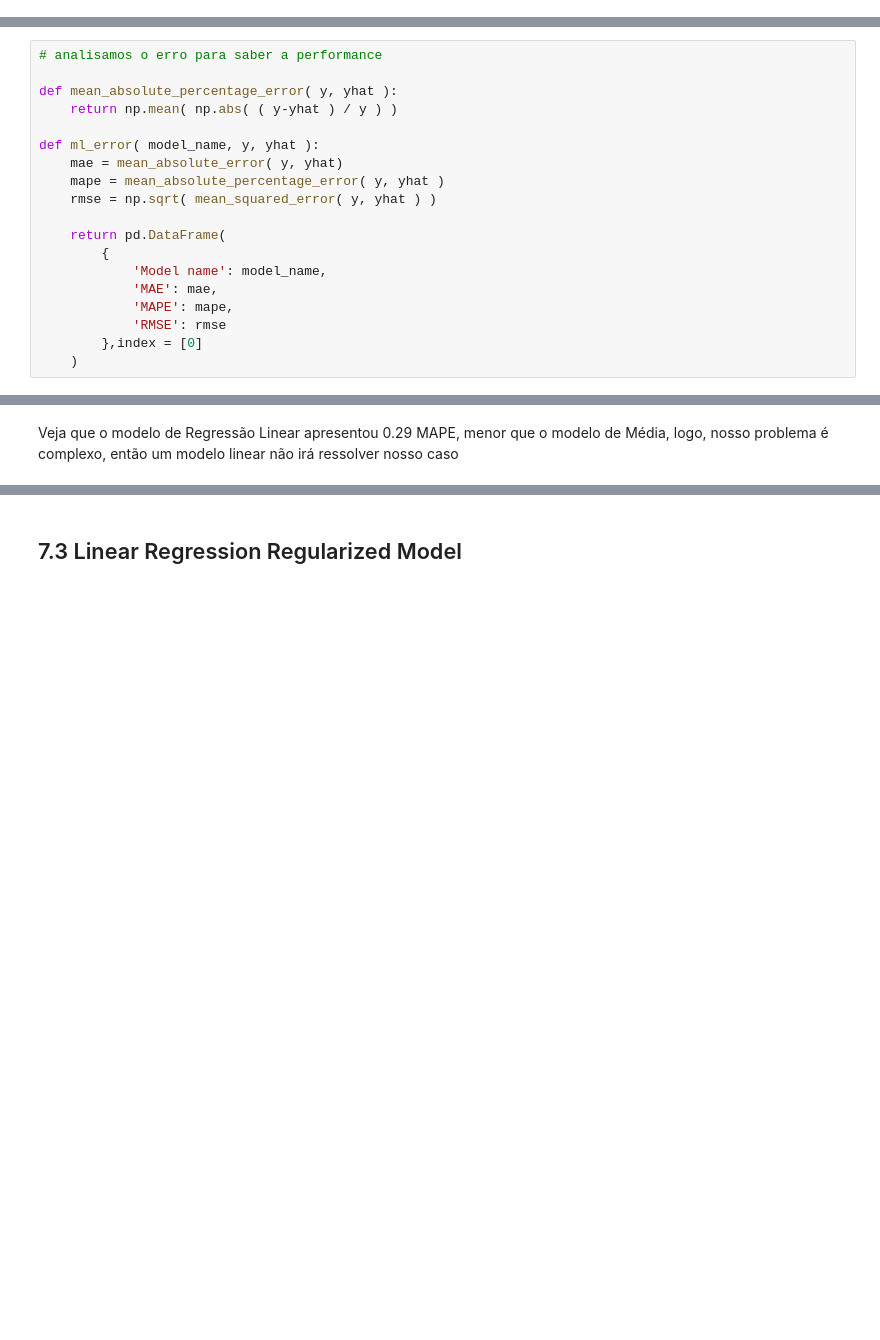
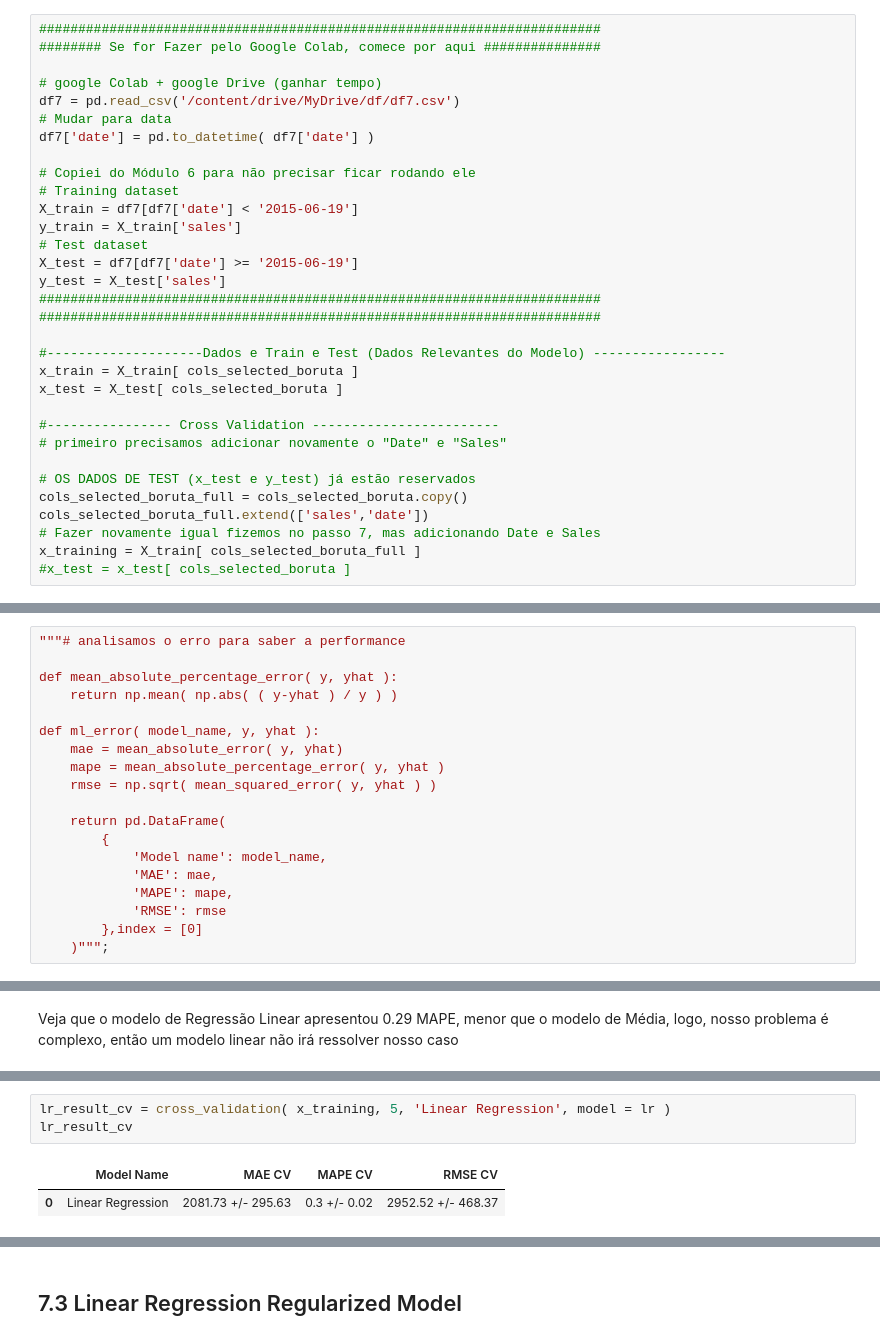
Before and after one commit to miguelzeph/curso_ds_em_producao, a Jupyter notebook: notebook_store_sales_prediction.ipynb, the cells around one changed output, grey strips where cells are left out. Cells and saved outputs as stored; diff of their text form; blank space fills up the shorter version.

Commit message:
Antes de executar Real Perfomance - Cross Validation

```diff
--- a/notebook_store_sales_prediction.ipynb
+++ b/notebook_store_sales_prediction.ipynb
@@ -1857,9 +1905,41 @@ x_test = x_test[ cols_selected_boruta ]
+# %%
+########################################################################
+######## Se for Fazer pelo Google Colab, comece por aqui ###############
+
+# google Colab + google Drive (ganhar tempo)
+df7 = pd.read_csv('/content/drive/MyDrive/df/df7.csv')
+# Mudar para data
+df7['date'] = pd.to_datetime( df7['date'] )
+
+# Copiei do Módulo 6 para não precisar ficar rodando ele
+# Training dataset
+X_train = df7[df7['date'] < '2015-06-19']
+y_train = X_train['sales']
+# Test dataset
+X_test = df7[df7['date'] >= '2015-06-19']
+y_test = X_test['sales']
+########################################################################
+########################################################################
+
+#--------------------Dados e Train e Test (Dados Relevantes do Modelo) -----------------
+x_train = X_train[ cols_selected_boruta ]
+x_test = X_test[ cols_selected_boruta ]
+
+#---------------- Cross Validation ------------------------
+# primeiro precisamos adicionar novamente o "Date" e "Sales"
+
+# OS DADOS DE TEST (x_test e y_test) já estão reservados
+cols_selected_boruta_full = cols_selected_boruta.copy()
+cols_selected_boruta_full.extend(['sales','date'])
+# Fazer novamente igual fizemos no passo 7, mas adicionando Date e Sales
+x_training = X_train[ cols_selected_boruta_full ]
+#x_test = x_test[ cols_selected_boruta ]
 # %% [markdown]
 ## 7.1 Average Model
 # %%
 #from sklearn.metrics import mean_absolute_error, mean_squared_error
 # %%
-# analisamos o erro para saber a performance
+"""# analisamos o erro para saber a performance
 
 def mean_absolute_percentage_error( y, yhat ):
     return np.mean( np.abs( ( y-yhat ) / y ) )
@@ -1876,7 +1956,7 @@ def ml_error( model_name, y, yhat ):
             'MAPE': mape,
             'RMSE': rmse
         },index = [0]
-    )
+    )""";
 # %%
 aux1 = x_test.copy()
 aux1['sales'] = y_test.copy()
@@ -1923,0 +2049,6 @@ Veja que o modelo de Regressão Linear apresentou 0.29 MAPE, menor que o modelo
+# %%
+lr_result_cv = cross_validation( x_training, 5, 'Linear Regression', model = lr )
+lr_result_cv
+# %% [output]
+|  | Model Name | MAE CV | MAPE CV | RMSE CV |
+| 0 | Linear Regression | 2081.73 +/- 295.63 | 0.3 +/- 0.02 | 2952.52 +/- 468.37 |
```
Also changed, not shown: parts of 25 cells of this notebook.
